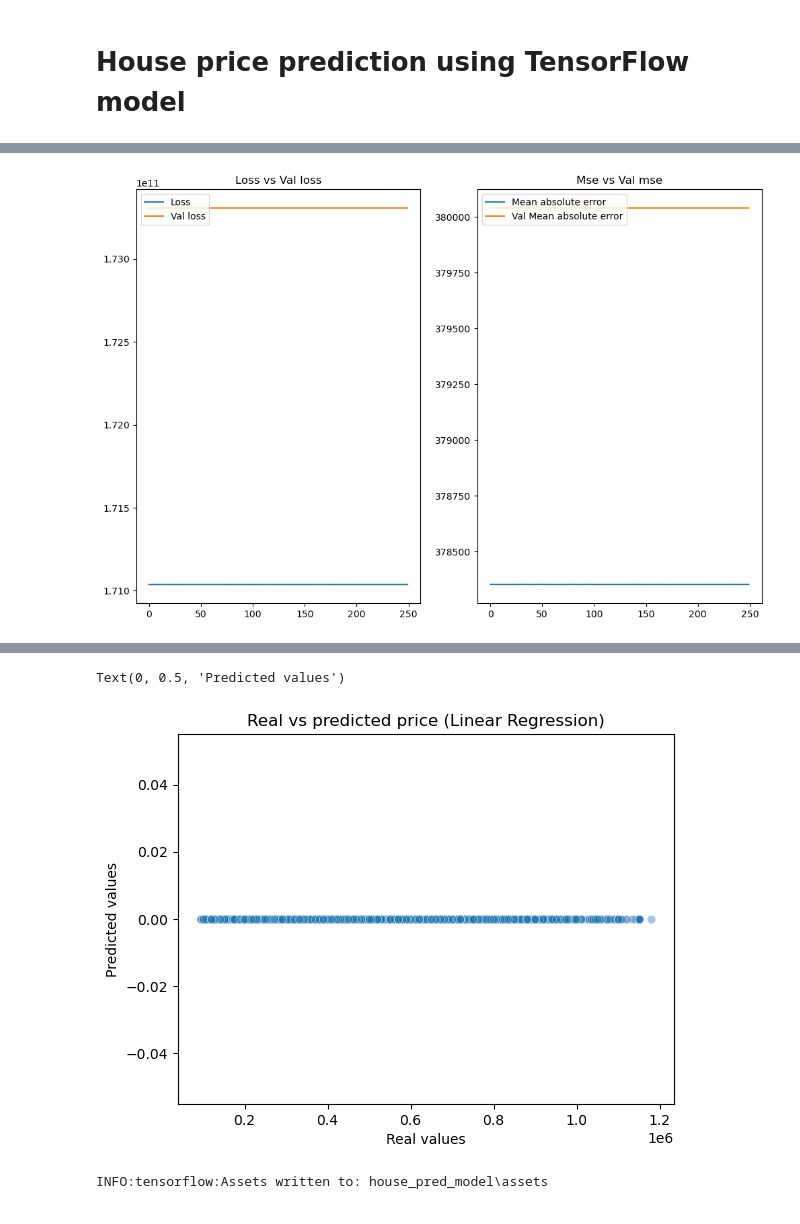
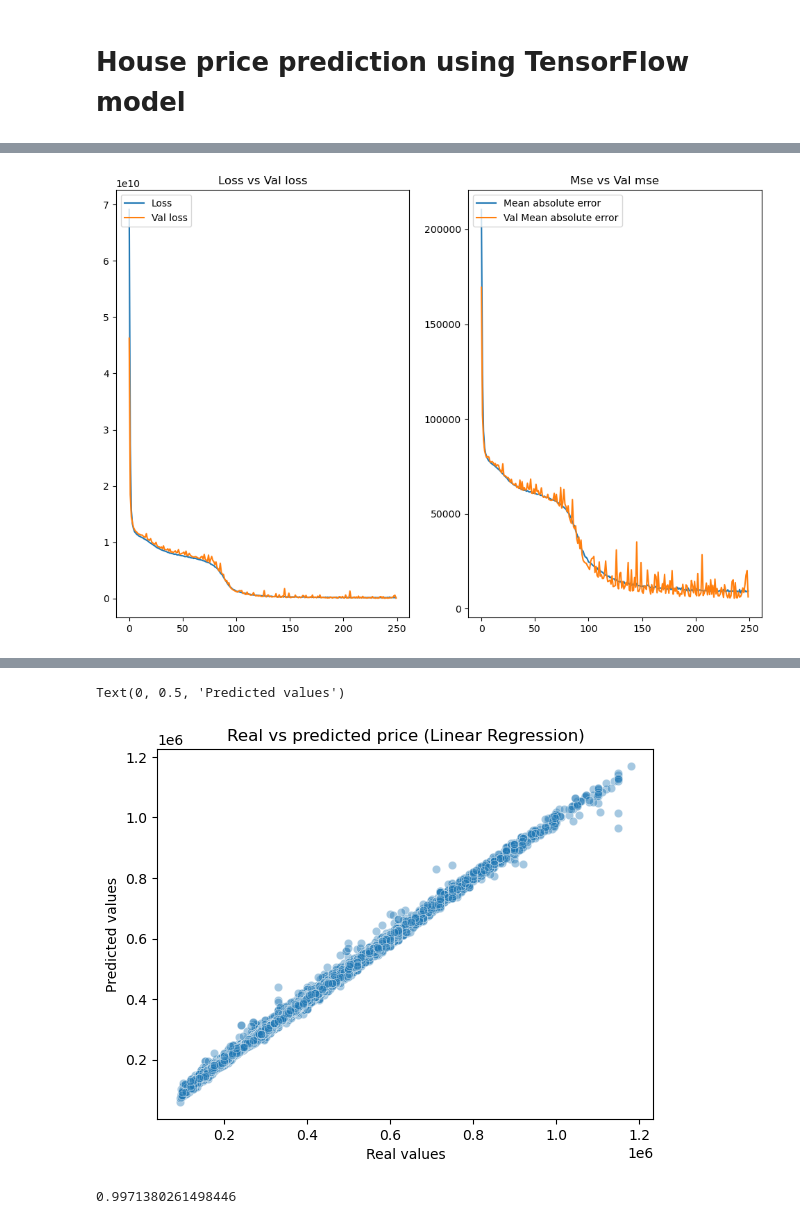
Before and after one commit to janmark101/HousePrediction, a Jupyter notebook: Model.ipynb, the cells around one changed output, grey strips where cells are left out. Cells and saved outputs as stored; diff of their text form; code cells hidden in the pictures.

```diff
--- a/Model.ipynb
+++ b/Model.ipynb
@@ -333,6 +334,11 @@ y_sc = df_min_max['price']
 # %%
 from sklearn.model_selection import train_test_split
 X_train_sc,X_test_sc,y_train_sc,y_test_sc = train_test_split(X_sc,y_sc,test_size=0.2,random_state=42)
+# %%
+X_train_f = np.asarray(X_train_sc).astype(np.float32)
+y_train_f = np.asarray(y_train_sc).astype(np.float32)
+X_test_f = np.asarray(X_test_sc).astype(np.float32)
+y_test_f = np.asarray(y_test_sc).astype(np.float32)
 # %% [markdown]
 # Linear regression for House price prediction
 # %%
@@ -393,6 +399,6 @@ from TF_model import tf_model,plots
 # %%
 epochs_ = 250
 # %%
-history_tf,model_tf = tf_model(X_train_float,y_train_float,epochs_=epochs_)
+history_tf,model_tf = tf_model(X_train_f,y_train_f,epochs_=epochs_)
 # %% [output]
 Epoch 1/250
@@ -415,12 +421,12 @@ Epoch 71/250
 # %%
 plots(history_tf,epochs=epochs_)
 # %% [output]
-[figure, old version]
+[figure, new version]
 # %%
-y_pred_tf = model_tf.predict(X_test_float)
+y_pred_tf = model_tf.predict(X_test_f)
 y_pred_tf = y_pred_tf.reshape(-1)
 
-sns.scatterplot(x=y_test_float,y=y_pred_tf,alpha=0.4)
+sns.scatterplot(x=y_test_f,y=y_pred_tf,alpha=0.4)
 plt.title("Real vs predicted price (Linear Regression)")
 plt.xlabel("Real values")
 plt.ylabel("Predicted values")
@@ -429,6 +435,8 @@ plt.ylabel("Predicted values")
 Text(0, 0.5, 'Predicted values')
-[figure, old version]
+[figure, new version]
+# %%
+r2_score(y_test_f, y_pred_tf)
+# %% [output]
+0.9971380261498446
 # %%
 tf.saved_model.save(model_tf, 'house_pred_model')
-# %% [output]
-INFO:tensorflow:Assets written to: house_pred_model\assets
```
Also changed, not shown: parts of 5 cells of this notebook, 1 other file.
